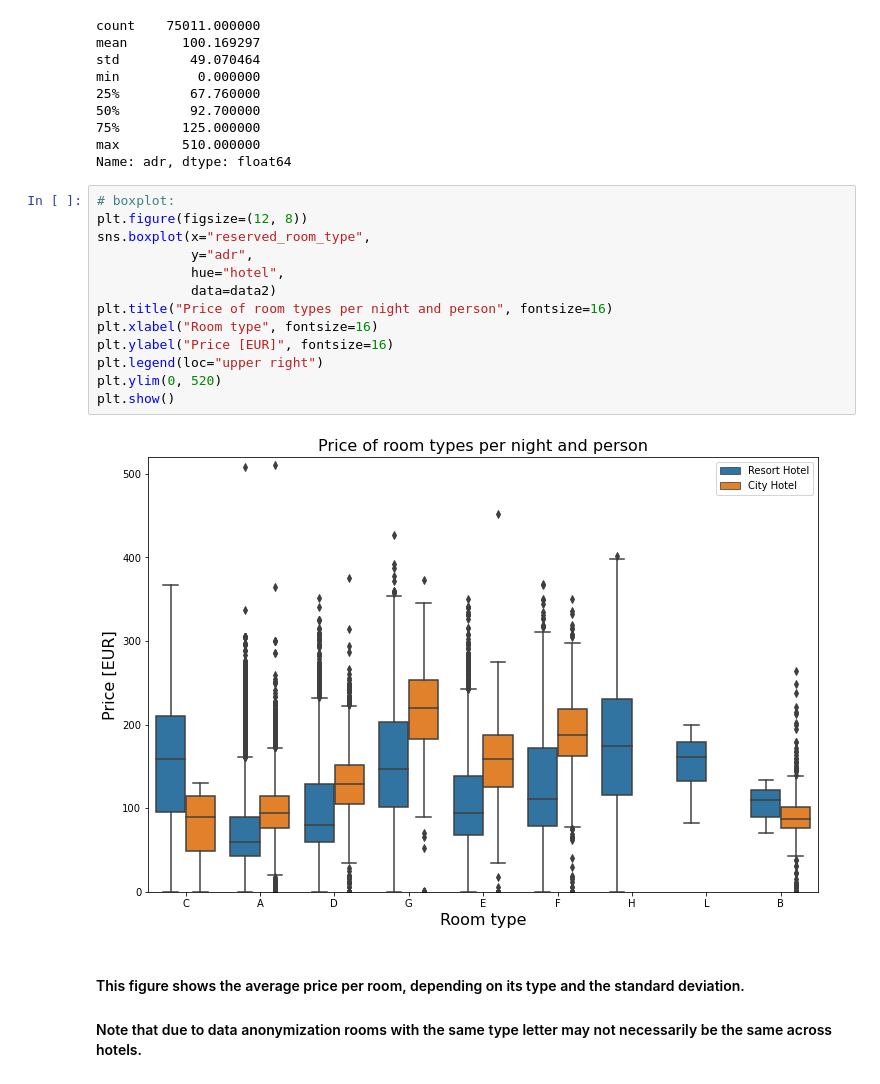
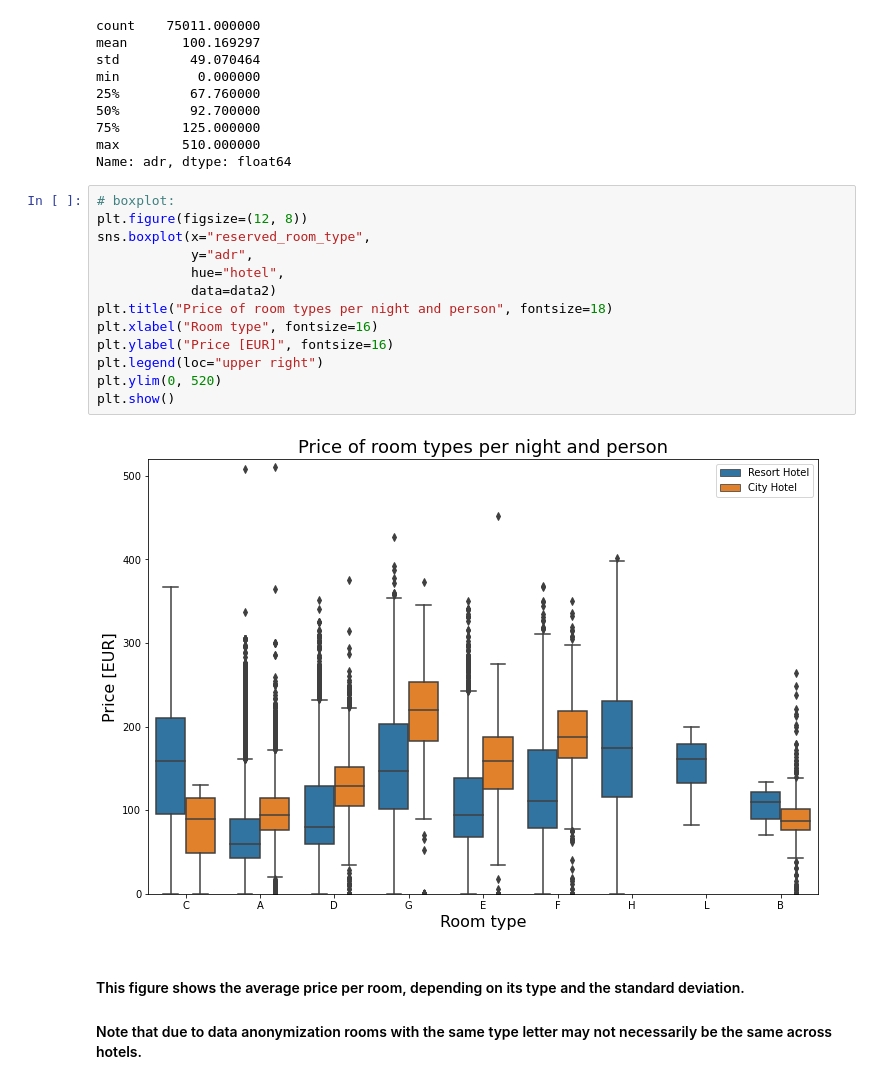
Before and after one commit to AleexSilva/Booking-Proyect, a Jupyter notebook: HotelBookingPrediction.ipynb, the cells around one changed output. Cells and saved outputs as stored; diff of their text form.

```diff
--- a/HotelBookingPrediction.ipynb
+++ b/HotelBookingPrediction.ipynb
@@ -267,18 +253,18 @@ Name: adr, dtype: float64
 # %%
 # boxplot:
 plt.figure(figsize=(12, 8))
 sns.boxplot(x="reserved_room_type",
             y="adr",
             hue="hotel",
             data=data2)
-plt.title("Price of room types per night and person", fontsize=16)
+plt.title("Price of room types per night and person", fontsize=18)
 plt.xlabel("Room type", fontsize=16)
 plt.ylabel("Price [EUR]", fontsize=16)
 plt.legend(loc="upper right")
 plt.ylim(0, 520)
 plt.show()
 # %% [output]
-[figure, old version]
+[figure, new version]
 # %% [markdown]
 #### This figure shows the average price per room, depending on its type and the standard deviation.
 #### Note that due to data anonymization rooms with the same type letter may not necessarily be the same across hotels.
```
Also changed, not shown: parts of 10 cells of this notebook.
